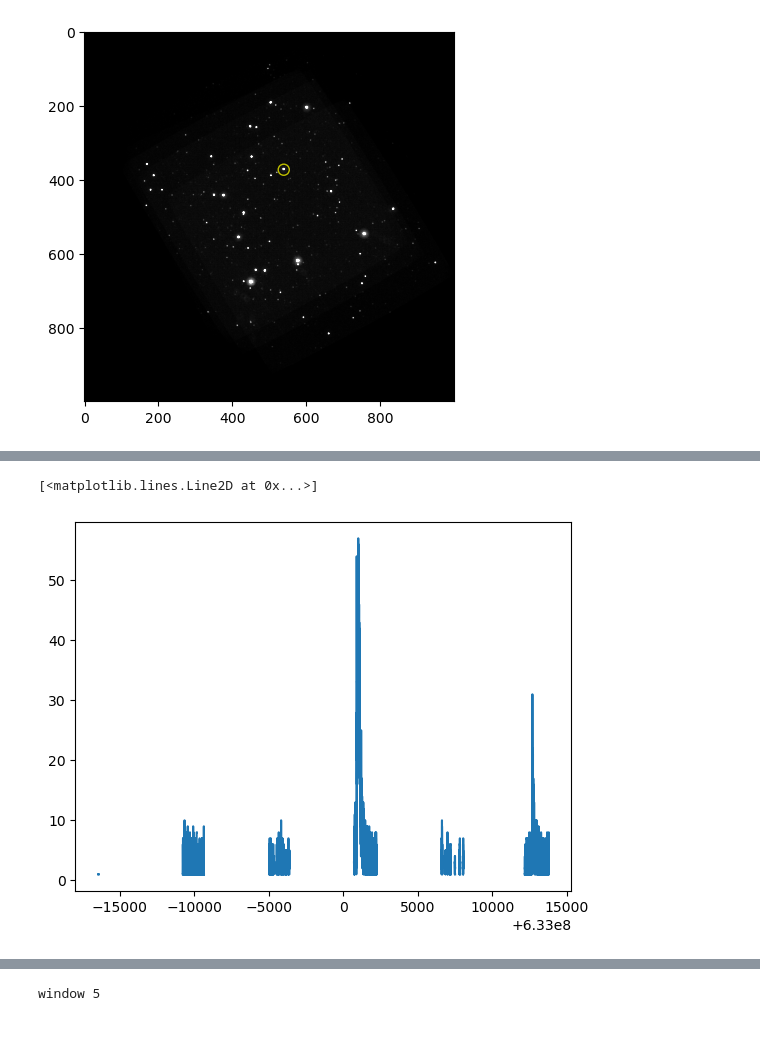
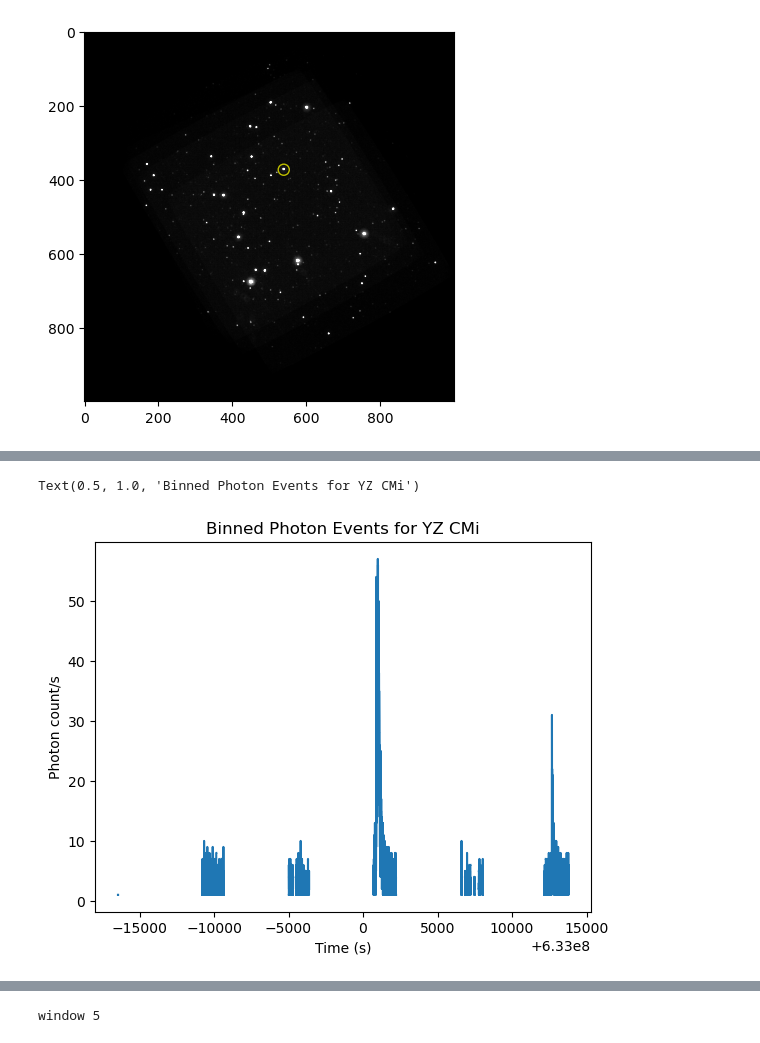
Before and after one commit to saphiooo/counting_stars, a Jupyter notebook: swift_uvot_events.ipynb, the cells around one changed output, grey strips where cells are left out. Saved outputs shown, nothing was run; the diff lists cells and outputs as text; code cells hidden in the pictures.

```diff
--- a/swift_uvot_events.ipynb
+++ b/swift_uvot_events.ipynb
@@ -151,7 +151,7 @@ fig, ax = plt.subplots(figsize=(12, 10))
 
 plt.subplot(projection=wcs)
 
-histdata, x_bins, y_bins, img = plt.hist2d(events_clean.X, events_clean.Y, bins=1000, vmin=0, vmax=200)
+histdata, x_bins, y_bins, img = plt.hist2d(events_clean.X, events_clean.Y, bins=1000, vmin=0, vmax=200, cmap='gray')
 plt.colorbar()
 plt.show()
 # %% [output]
@@ -828,7 +833,7 @@ starList.displayStar(109, mode='whole')
 373 539
 [figure]
 # %%
-timeData = getData(stars[109])
+timeData = getData(stars[333])
 plt.hist(timeData['TIME'], bins=300)
 plt.show()
 # %% [output]
@@ -837,9 +842,12 @@ plt.show()
 starData = binStarData(timeData['TIME'])
 # %%
 plt.step(starData['time_bin_start'].value, starData['num_events'].value)
+plt.xlabel('Time (s)')
+plt.ylabel('Photon count/s')
+plt.title('Binned Photon Events for YZ CMi')
 # %% [output]
-[<matplotlib.lines.Line2D at 0x...>]
+Text(0.5, 1.0, 'Binned Photon Events for YZ CMi')
-[figure, old version]
+[figure, new version]
 # %%
 r, mt = getSignals(10, starData, False)
 # %%
```
Also changed, not shown: parts of 11 cells of this notebook.
